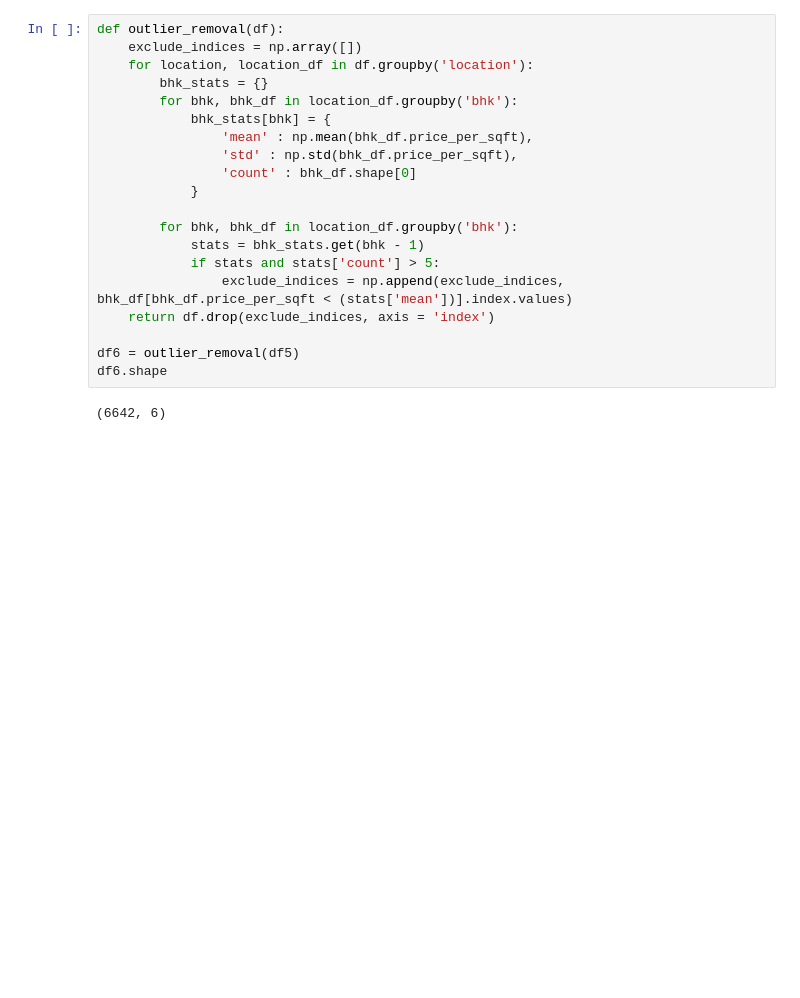
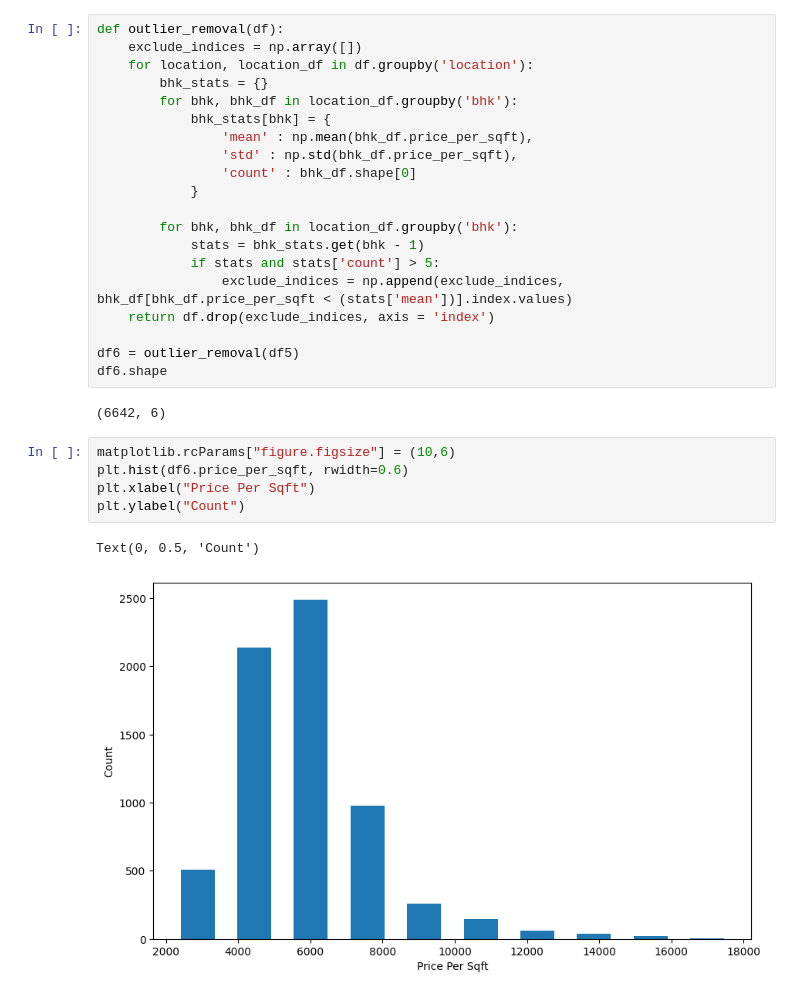
Before and after one commit to MananJain39/Bangalore_Housing_Price, a Jupyter notebook: pred.ipynb, the cells around one changed output. Saved outputs shown, nothing was run; the diff lists cells and outputs as text; blank space fills up the shorter version.

```diff
--- a/pred.ipynb
+++ b/pred.ipynb
@@ -376,3 +376,11 @@ df6 = outlier_removal(df5)
 df6.shape
 # %% [output]
 (6642, 6)
+# %%
+matplotlib.rcParams["figure.figsize"] = (10,6)
+plt.hist(df6.price_per_sqft, rwidth=0.6)
+plt.xlabel("Price Per Sqft")
+plt.ylabel("Count")
+# %% [output]
+Text(0, 0.5, 'Count')
+[figure, added]
```
Also changed, not shown: parts of 7 cells of this notebook.
